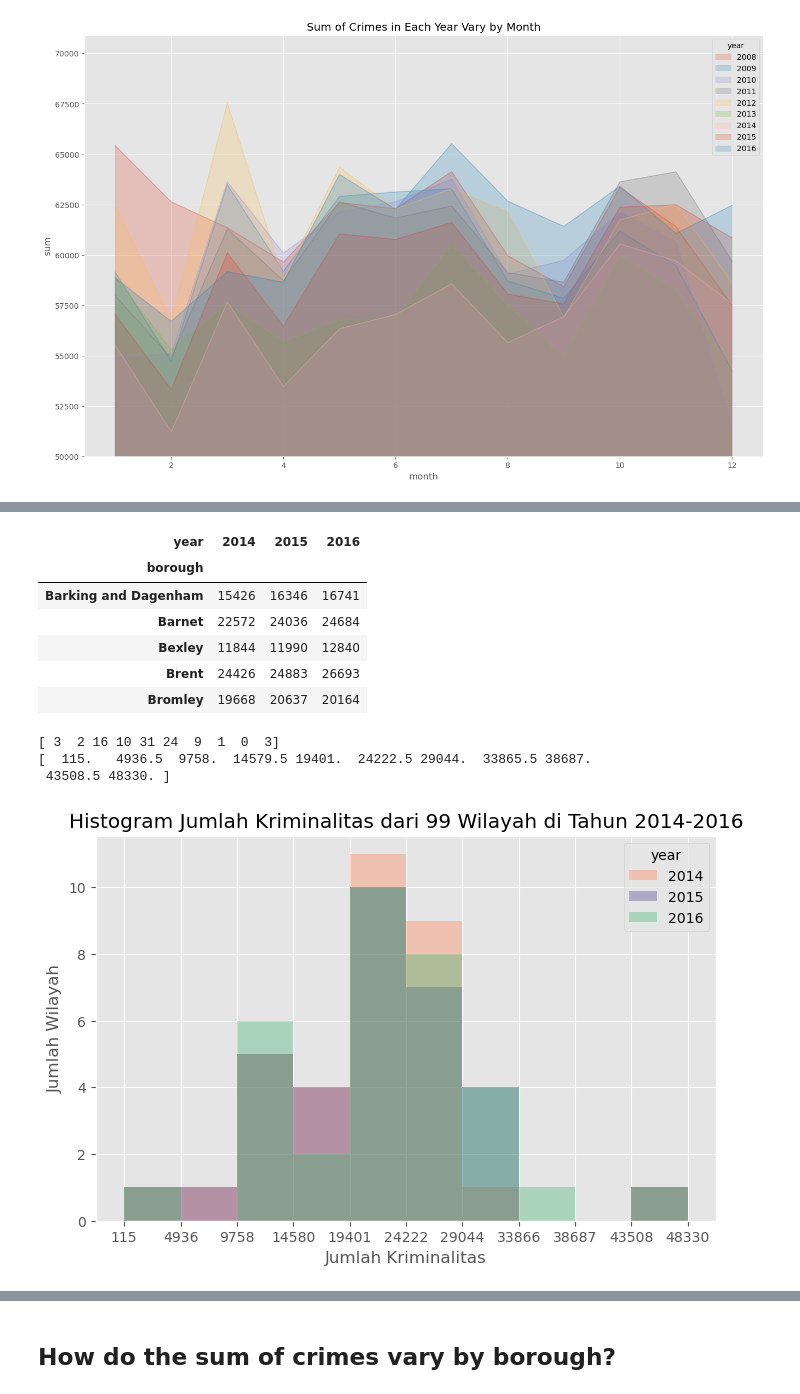
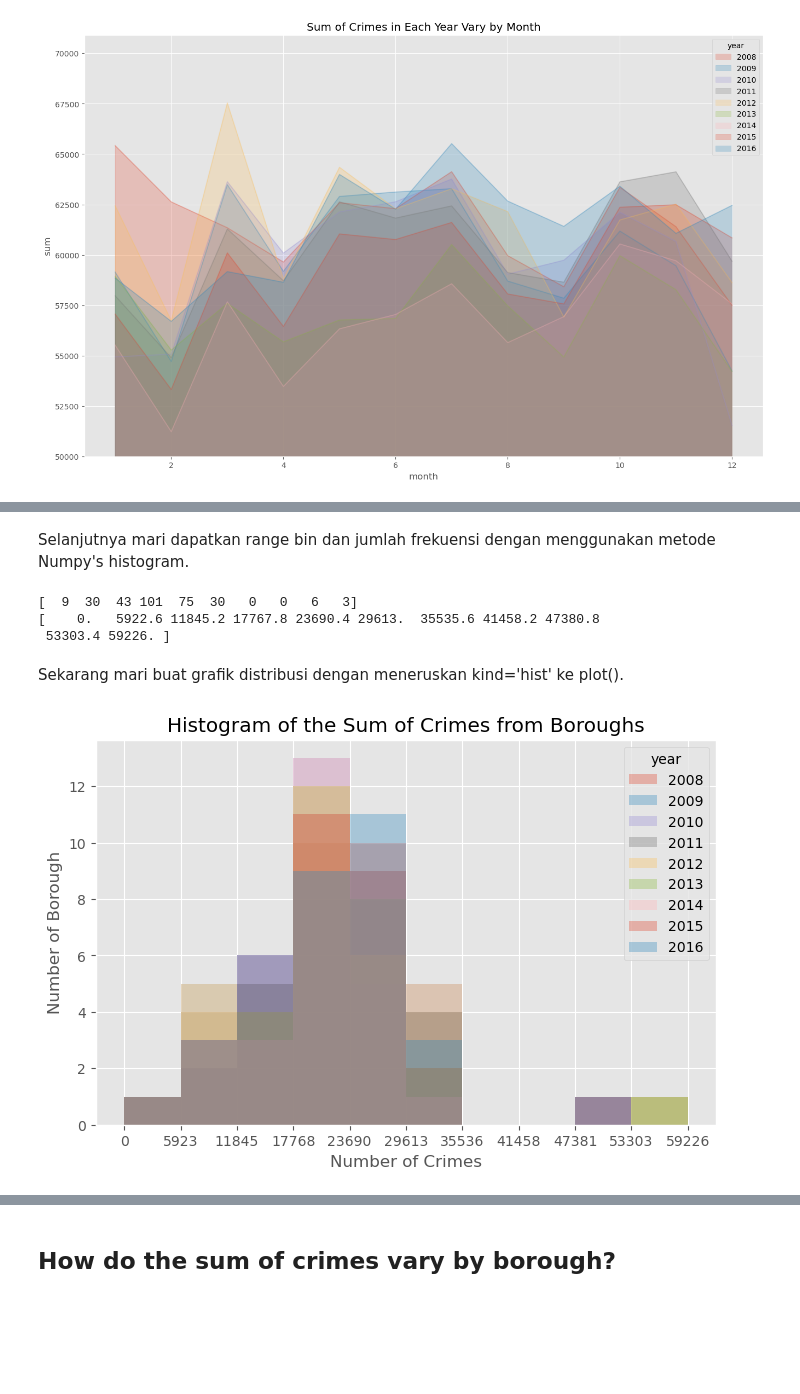
Before and after one commit to melinfebriani/PYTN_Assgn_1_4_Melin-Febriani, a Jupyter notebook: PYTN_Assgn_1_4_Melin-Febriani.ipynb, the cells around one changed output, grey strips where cells are left out. Drawn from its saved outputs; the diff is of its cells as text; code cells hidden in the pictures; blank space fills up the shorter version.

```diff
--- a/PYTN_Assgn_1_4_Melin-Febriani.ipynb
+++ b/PYTN_Assgn_1_4_Melin-Febriani.ipynb
@@ -172,8 +180,8 @@ plt.show()
 # %%
-sum_by_borough = pd.DataFrame(
-    df_crime.groupby(['borough', 'year'])['value'].sum().unstack()
+df_borough_year = pd.DataFrame(
+    df_crimes.groupby(['borough', 'year'])['value'].sum().unstack()
 )
-sum_by_borough
+df_borough_year.head()
 # %% [output]
 | year | 2008 | 2009 | 2010 | 2011 | 2012 | 2013 | 2014 | 2015 | 2016 |
 | borough |  |  |  |  |  |  |  |  |  |
@@ -196,37 +193,29 @@ sum_by_borough
-# %%
-sum_by_borough[[2014, 2015, 2016]].head()
-# %% [output]
-| year | 2014 | 2015 | 2016 |
-| borough |  |  |  |
-| Barking and Dagenham | 15426 | 16346 | 16741 |
-| Barnet | 22572 | 24036 | 24684 |
-| Bexley | 11844 | 11990 | 12840 |
-| Brent | 24426 | 24883 | 26693 |
-| Bromley | 19668 | 20637 | 20164 |
+# %% [markdown]
+Selanjutnya mari dapatkan range bin dan jumlah frekuensi dengan menggunakan metode Numpy's histogram.
 # %%
-count, bin_edges = np.histogram(sum_by_borough[[2014, 2015, 2016]])
+count, bin_edges = np.histogram(df_borough_year)
 
 print(count)
 print(bin_edges)
 # %% [output]
-[ 3  2 16 10 31 24  9  1  0  3]
-[  115.   4936.5  9758.  14579.5 19401.  24222.5 29044.  33865.5 38687.
- 43508.5 48330. ]
+[  9  30  43 101  75  30   0   0   6   3]
+[    0.   5922.6 11845.2 17767.8 23690.4 29613.  35535.6 41458.2 47380.8
+ 53303.4 59226. ]
+# %% [markdown]
+Sekarang mari buat grafik distribusi dengan meneruskan kind='hist' ke plot().
 # %%
-count, bin_edges = np.histogram(sum_by_borough[[2014, 2015, 2016]])
-
-sum_by_borough[[2014, 2015, 2016]].plot(
+df_borough_year.plot(
     kind='hist',
     figsize=(8, 5),
     alpha=0.35,
     xticks=bin_edges,
-    color=['coral', 'darkslateblue', 'mediumseagreen']
+    # color=['coral', 'darkslateblue', 'mediumseagreen']
 )
 
-plt.title('Histogram Jumlah Kriminalitas dari 99 Wilayah di Tahun 2014-2016')
-plt.ylabel('Jumlah Wilayah')
-plt.xlabel('Jumlah Kriminalitas')
+plt.title('Histogram of the Sum of Crimes from Boroughs')
+plt.ylabel('Number of Borough')
+plt.xlabel('Number of Crimes')
 
 plt.show()
 # %% [output]
-[figure, old version]
+[figure, new version]
```
Also changed, not shown: parts of 8 cells of this notebook.
